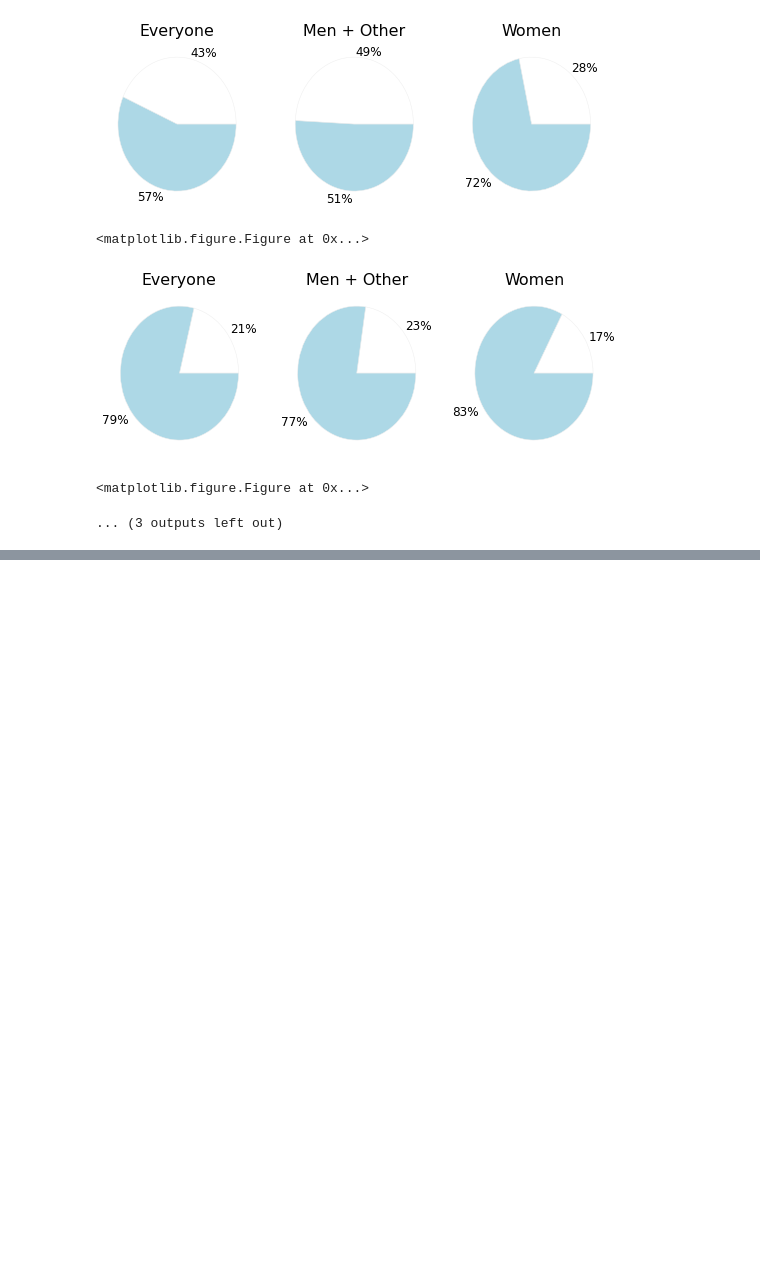
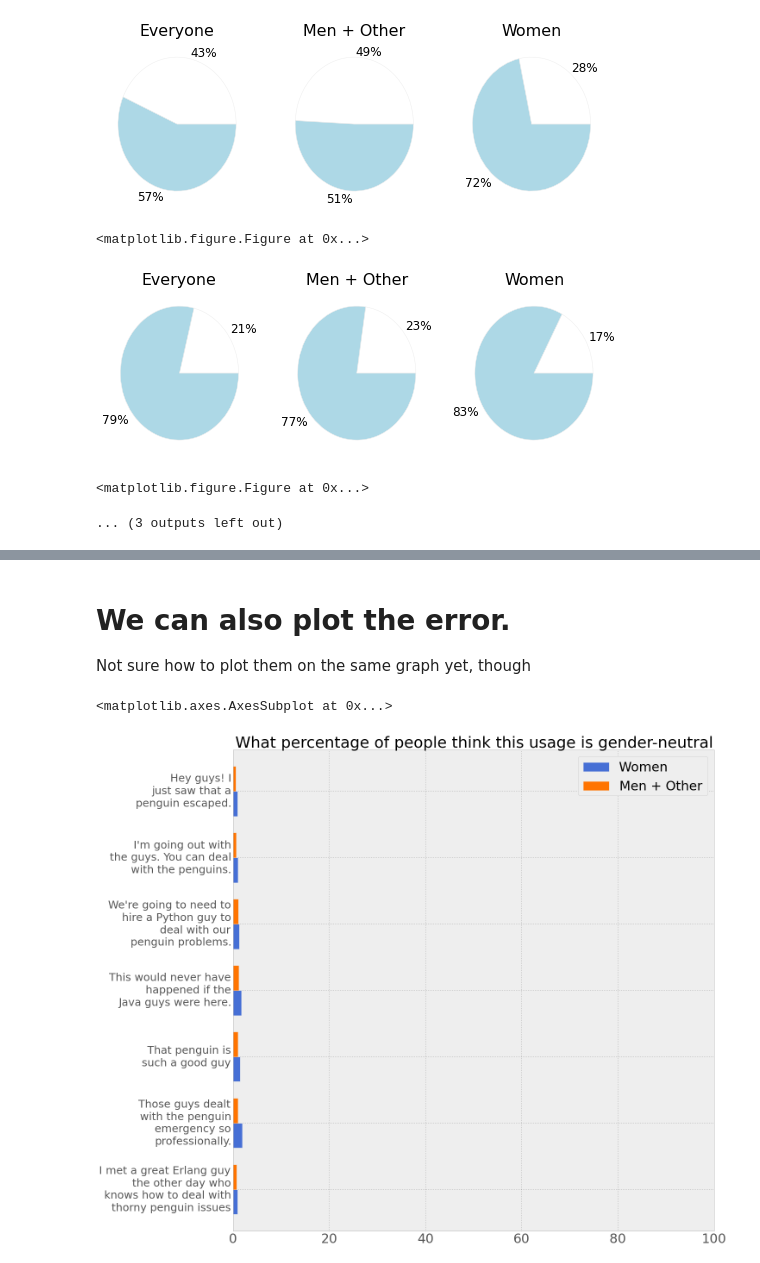
Before and after one commit to jvns/guys-guys-guys, a Jupyter notebook: The guys.ipynb, the cells around one changed output, grey strips where cells are left out. Drawn from its saved outputs; the diff is of its cells as text; code cells hidden in the pictures; blank space fills up the shorter version.

```diff
--- a/The guys.ipynb
+++ b/The guys.ipynb
@@ -106,0 +116,4 @@ Number of men: 1672
+# %%
+# Scale everything up for graphing
+error = error * 100
+summary = summary * 100
@@ -130,0 +152,9 @@ plt.savefig('/home/bork/work/homepage/source/images/guys-guys-guys-chart.png')
+# %% [markdown]
+# We can also plot the error.
+
+Not sure how to plot them on the same graph yet, though
+# %%
+plot_histogram(error)
+# %% [output]
+<matplotlib.axes.AxesSubplot at 0x...>
+[figure, added]
```
Also changed, not shown: parts of 7 cells of this notebook.
